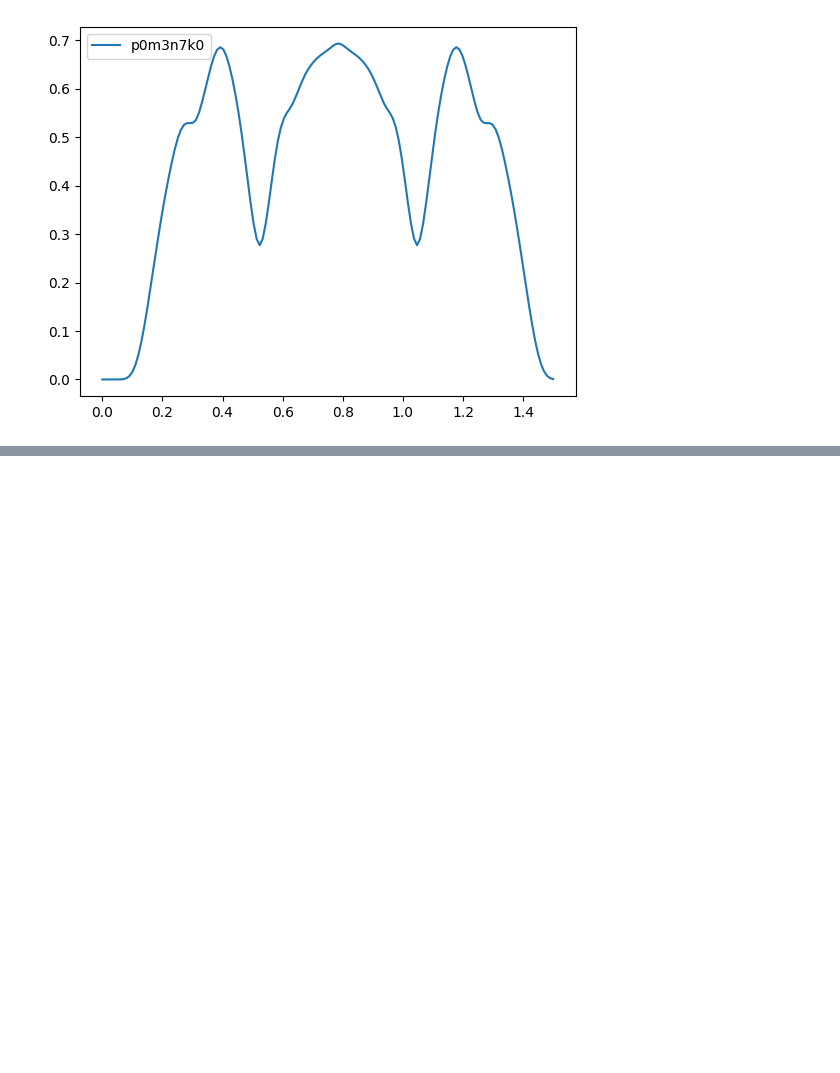
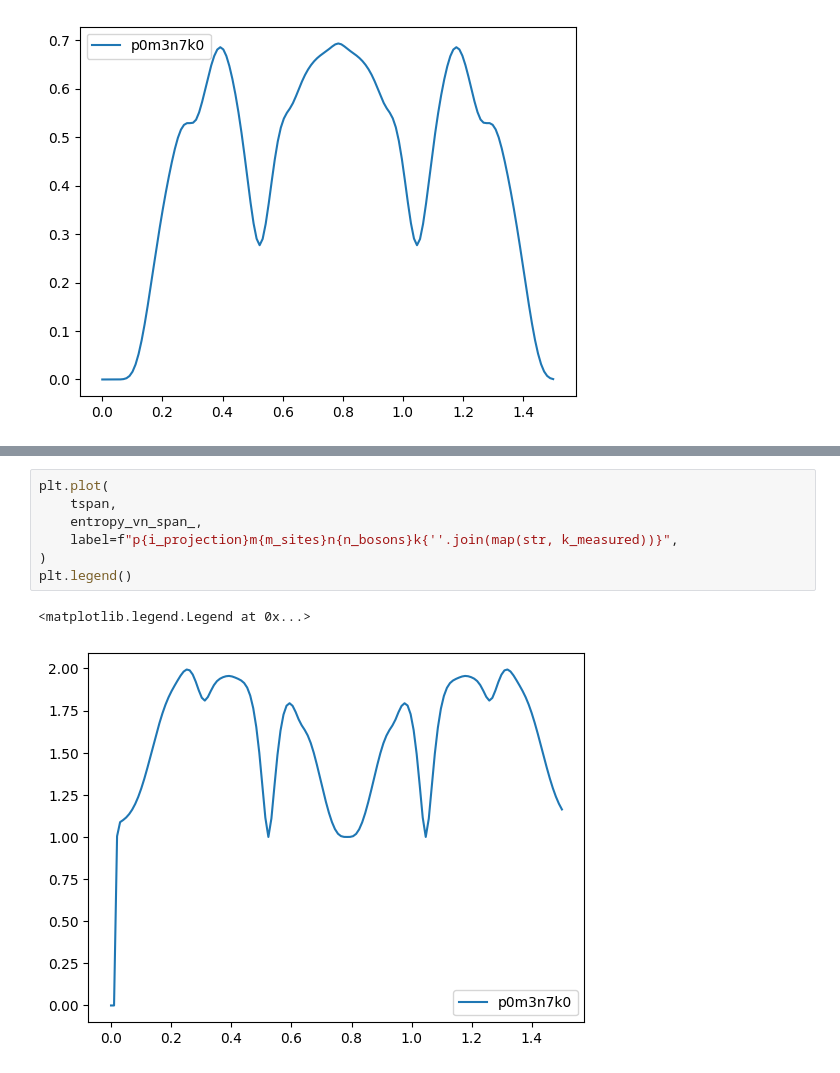
Before and after one commit to kephircheek/research-emqwuqoc, a Jupyter notebook: notebooks/Entanglement-propagation.ipynb, the cells around one changed output, grey strips where cells are left out. Cells and saved outputs as stored; diff of their text form; blank space fills up the shorter version.

```diff
--- a/notebooks/Entanglement-propagation.ipynb
+++ b/notebooks/Entanglement-propagation.ipynb
@@ -56,0 +62,10 @@ plt.legend()
+# %%
+plt.plot(
+    tspan,
+    entropy_vn_span_,
+    label=f"p{i_projection}m{m_sites}n{n_bosons}k{''.join(map(str, k_measured))}",
+)
+plt.legend()
+# %% [output]
+<matplotlib.legend.Legend at 0x...>
+[figure, added]
```
Also changed, not shown: parts of 1 cell of this notebook.
